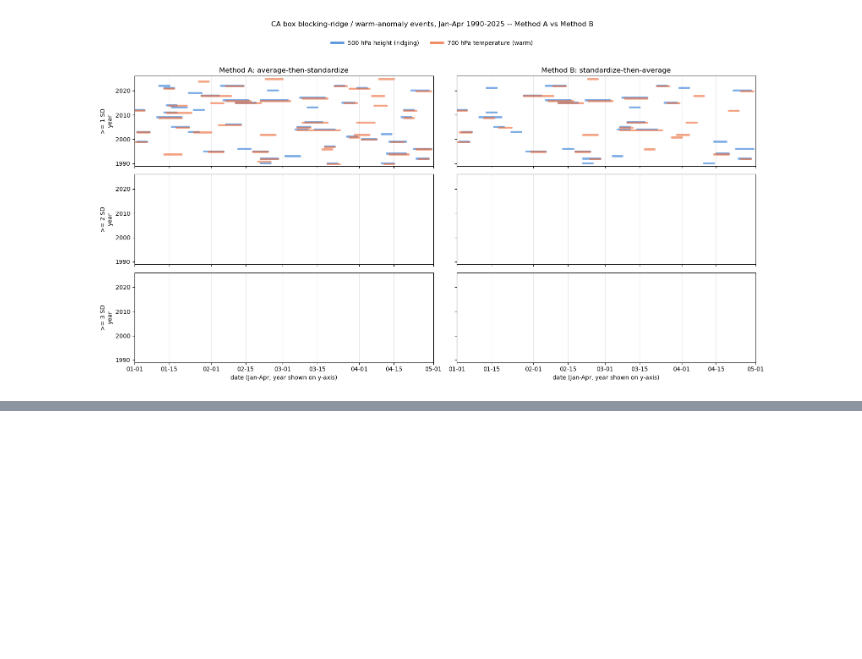
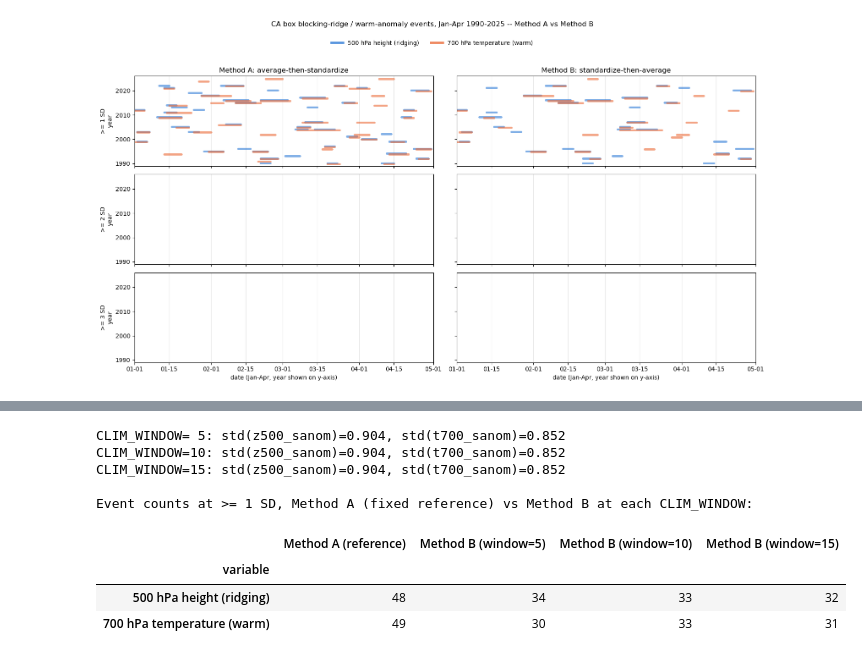
Before and after one commit to ming80302/AR_CA_PROJ, a Jupyter notebook: CA_z500_t700_methodA_vs_methodB.ipynb, the cells around one changed output, grey strips where cells are left out. Cells and saved outputs as stored; diff of their text form; code cells hidden in the pictures; blank space fills up the shorter version.

```diff
--- a/CA_z500_t700_methodA_vs_methodB.ipynb
+++ b/CA_z500_t700_methodA_vs_methodB.ipynb
@@ -484,0 +503,51 @@ plt.show()
+# %%
+sensitivity_windows = [5, 10, 15]
+sensitivity_std = {}       # window -> {col: std of area-averaged z-score series}
+sensitivity_counts = {}    # window -> events_df for that window
+
+for window in sensitivity_windows:
+    z500_w = gridpoint_sanom_da(ds['z500'], window=window)
+    t700_w = gridpoint_sanom_da(ds['t700'], window=window)
+    z500_avg_w = z500_w.weighted(weights).mean(dim=('latitude', 'longitude')).compute()
+    t700_avg_w = t700_w.weighted(weights).mean(dim=('latitude', 'longitude')).compute()
+
+    df_w = pd.DataFrame(
+        {'z500_sanom': z500_avg_w.values, 't700_sanom': t700_avg_w.values},
+        index=pd.to_datetime(ds.time.values),
+    ).sort_index()
+    df_w = df_w[df_w.index.month.isin([1, 2, 3, 4])]
+    sensitivity_std[window] = df_w[['z500_sanom', 't700_sanom']].std().to_dict()
+
+    events_w = []
+    for col, label in VARS:
+        sanom = df_w[f'{col}_sanom'].values
+        for thr in THRESHOLDS:
+            ev = find_events(df_w.index, sanom, threshold=thr)
+            ev.insert(0, 'threshold_sd', thr)
+            ev.insert(0, 'variable', label)
+            events_w.append(ev)
+    sensitivity_counts[window] = pd.concat(events_w, ignore_index=True)
+
+    print(f'CLIM_WINDOW={window:>2}: std(z500_sanom)={sensitivity_std[window]["z500_sanom"]:.3f}, '
+          f'std(t700_sanom)={sensitivity_std[window]["t700_sanom"]:.3f}')
+
+print()
+print('Event counts at >= 1 SD, Method A (fixed reference) vs Method B at each CLIM_WINDOW:')
+sensitivity_table = pd.DataFrame({
+    'Method A (reference)': events_methodA[events_methodA.threshold_sd == 1].groupby('variable').size(),
+    **{
+        f'Method B (window={w})': sensitivity_counts[w][sensitivity_counts[w].threshold_sd == 1].groupby('variable').size()
+        for w in sensitivity_windows
+    },
+}).fillna(0).astype(int)
+sensitivity_table
+# %% [output]
+CLIM_WINDOW= 5: std(z500_sanom)=0.904, std(t700_sanom)=0.852
+CLIM_WINDOW=10: std(z500_sanom)=0.904, std(t700_sanom)=0.852
+CLIM_WINDOW=15: std(z500_sanom)=0.904, std(t700_sanom)=0.852
+
+Event counts at >= 1 SD, Method A (fixed reference) vs Method B at each CLIM_WINDOW:
+|  | Method A (reference) | Method B (window=5) | Method B (window=10) | Method B (window=15) |
+| variable |  |  |  |  |
+| 500 hPa height (ridging) | 48 | 34 | 33 | 32 |
+| 700 hPa temperature (warm) | 49 | 30 | 33 | 31 |
```
Also changed, not shown: parts of 3 cells of this notebook.
